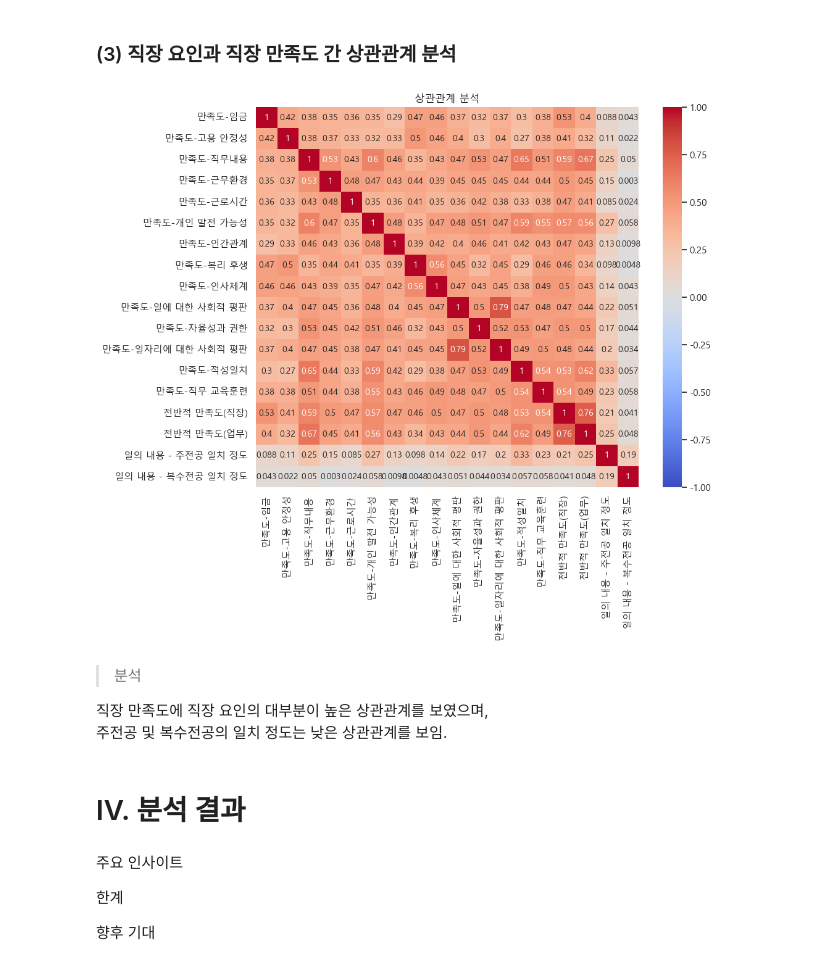
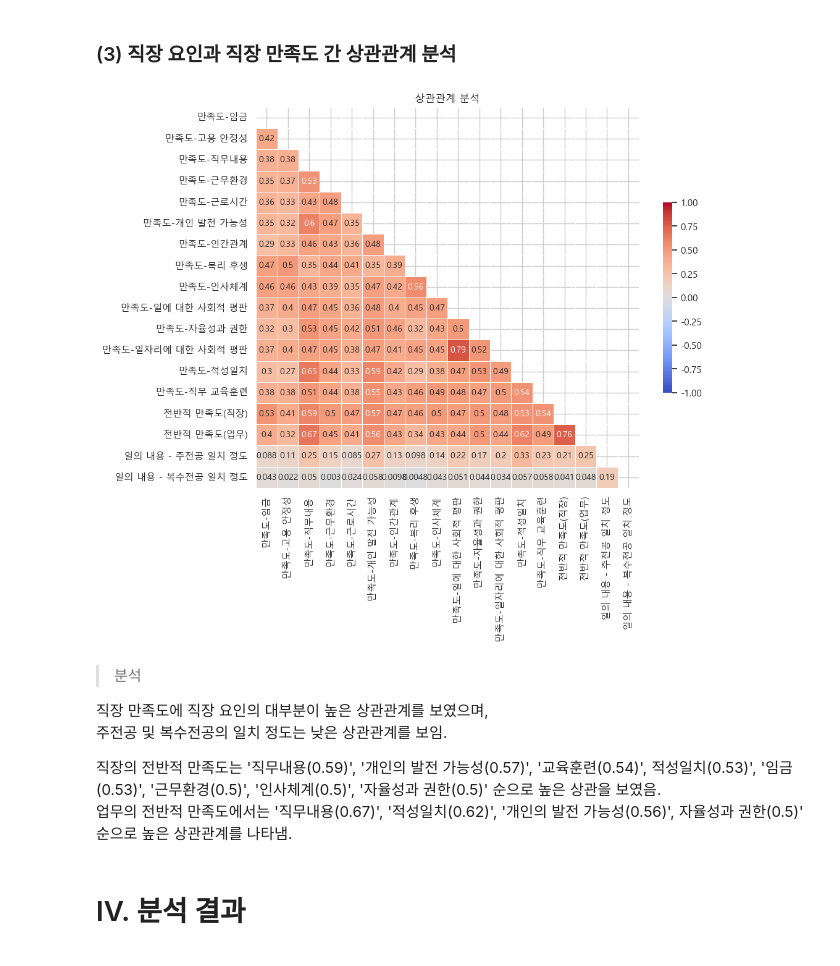
Before and after one commit to JiwonDu/DA-learning-course, a Jupyter notebook: Project/(프로젝트) 대졸자직업이동경로조사 데이터 분석.ipynb, the cells around one changed output. Saved outputs shown, nothing was run; the diff lists cells and outputs as text; code cells hidden in the pictures.

```diff
--- a/Project/(프로젝트) 대졸자직업이동경로조사 데이터 분석.ipynb
+++ b/Project/(프로젝트) 대졸자직업이동경로조사 데이터 분석.ipynb
@@ -253,0 +284,9 @@ r026: 0
+# %%
+# 연령대별 인원 수 계산
+age_bins = [10, 20, 30, 40, 50, 60, 70, 80, 90, 100]
+df_cleaned['age_group'] = pd.cut(df_cleaned['age'], bins=age_bins)
+
+age_counts = df_cleaned['age_group'].value_counts().sort_index()
+
+# 표로 출력
+print(age_counts)
@@ -545,50 +1088,57 @@ plt.show()
 ### (3) 직장 요인과 직장 만족도 간 상관관계 분석
 # %%
 # 데이터 선택
-correlation_data2 = df_cleaned[['a126', 'a127', 'a128', 'a129', 'a130', 'a131', 'a132', 'a133', 'a134', 'a135', 'a136', 'a137', 'a138', 'a139' ,'a140', 'a141', 'a144', 'a145']]
+correlation_data2 = df_cleaned[['a126', 'a127', 'a128', 'a129', 'a130', 'a131', 'a132', 'a133', 'a134', 'a135', 'a136', 'a137', 'a138', 'a139', 'a140', 'a141', 'a144', 'a145']]
 
 # 컬럼 이름 바꾸기
 correlation_data2.columns = [
     '만족도-임금',
     '만족도-고용 안정성',
     '만족도-직무내용',
     '만족도-근무환경',
     '만족도-근로시간',
     '만족도-개인 발전 가능성',
     '만족도-인간관계',
     '만족도-복리 후생',
     '만족도-인사체계',
     '만족도-일에 대한 사회적 평판',
     '만족도-자율성과 권한',
     '만족도-일자리에 대한 사회적 평판',
     '만족도-적성일치',
     '만족도-직무 교육훈련',
     '전반적 만족도(직장)',
     '전반적 만족도(업무)',
     '일의 내용 - 주전공 일치 정도',
     '일의 내용 - 복수전공 일치 정도'
 ]
 
 # 상관계수 계산
 correlation_matrix2 = correlation_data2.corr()
 
-# 히트맵을 통해 상관관계 시각화
+# 삼각형 마스크
+mask = np.zeros_like(correlation_matrix2, dtype=bool)
+mask[np.triu_indices_from(mask)] = True
+
+# 히트맵 시각화
 plt.figure(figsize=(10, 8))
-sns.heatmap(correlation_matrix2, annot=True, cmap='coolwarm', vmin=-1, vmax=1)
+sns.heatmap(correlation_matrix2,
+            cmap='coolwarm',
+            annot=True,
+            mask=mask,
+            linewidths=.5,
+            cbar_kws={"shrink": .5},
+            vmin=-1, vmax=1)
 plt.title("상관관계 분석")
 plt.show()
 # %% [output]
-[figure, old version]
+[figure, new version]
 # %% [markdown]
 > 분석
 
 직장 만족도에 직장 요인의 대부분이 높은 상관관계를 보였으며,
 주전공 및 복수전공의 일치 정도는 낮은 상관관계를 보임.
+
+직장의 전반적 만족도는 '직무내용(0.59)', '개인의 발전 가능성(0.57)', '교육훈련(0.54)', 적성일치(0.53)', '임금(0.53)', '근무환경(0.5)', '인사체계(0.5)', '자율성과 권한(0.5)' 순으로 높은 상관을 보였음.
+업무의 전반적 만족도에서는 '직무내용(0.67)', '적성일치(0.62)', '개인의 발전 가능성(0.56)', 자율성과 권한(0.5)' 순으로 높은 상관관계를 나타냄.
 # %% [markdown]
 # IV. 분석 결과
-# %% [markdown]
-주요 인사이트
-
-한계
-
-향후 기대
```
Also changed, not shown: parts of 57 cells of this notebook.
